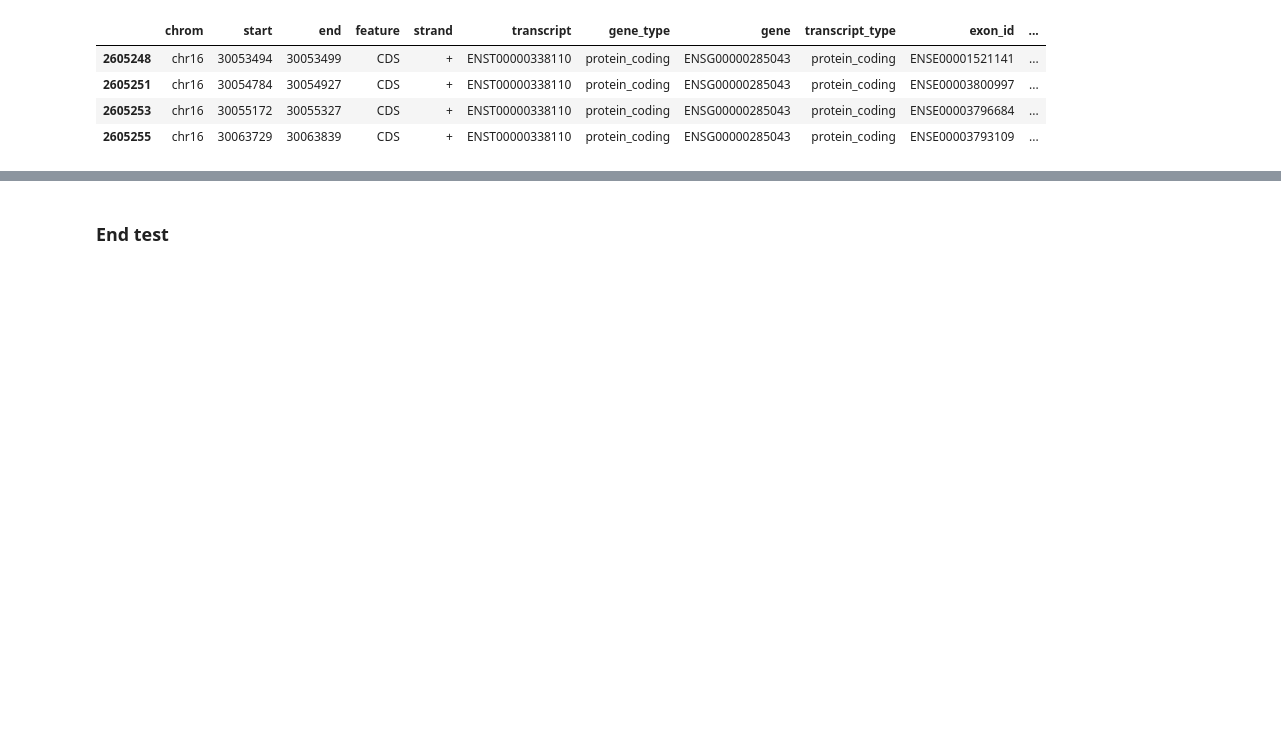
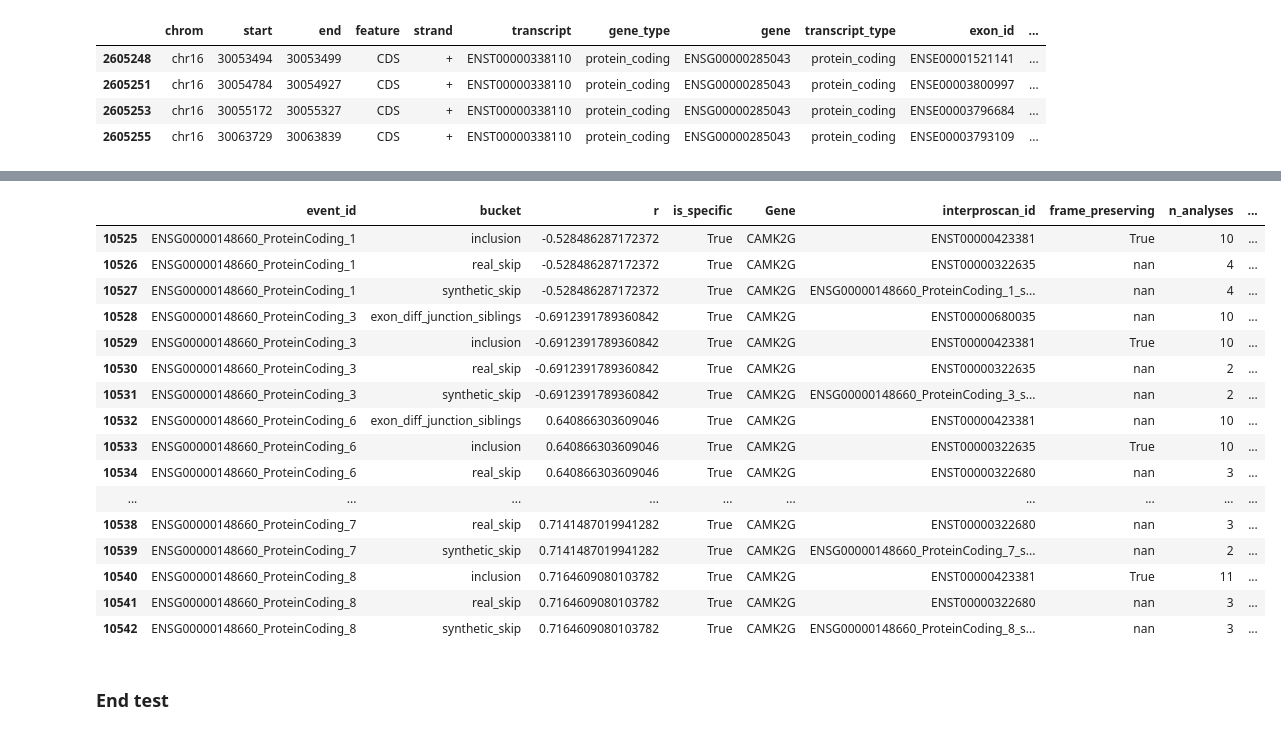
Before and after one commit to reliscu/bulk_splicing_GTEx_cortex, a Jupyter notebook: 31_visualize_interproscan_results.ipynb, the cells around one changed output, grey strips where cells are left out. Cells and saved outputs as stored; diff of their text form; code cells hidden in the pictures; blank space fills up the shorter version.

```diff
--- a/31_visualize_interproscan_results.ipynb
+++ b/31_visualize_interproscan_results.ipynb
@@ -1575,3 +1573,23 @@ signif_event_interproscan_map['Deep_layer_glutamatergic'][signif_event_interpros
+# %%
+signif_event_interproscan_summary[ct][signif_event_interproscan_summary[ct]['Gene'] == "CAMK2G"]
+# %% [output]
+|  | event_id | bucket | r | is_specific | Gene | interproscan_id | frame_preserving | n_analyses | ... |
+| 10525 | ENSG00000148660_ProteinCoding_1 | inclusion | -0.528486287172372 | True | CAMK2G | ENST00000423381 | True | 10 | ... |
+| 10526 | ENSG00000148660_ProteinCoding_1 | real_skip | -0.528486287172372 | True | CAMK2G | ENST00000322635 | nan | 4 | ... |
+| 10527 | ENSG00000148660_ProteinCoding_1 | synthetic_skip | -0.528486287172372 | True | CAMK2G | ENSG00000148660_ProteinCoding_1_s... | nan | 4 | ... |
+| 10528 | ENSG00000148660_ProteinCoding_3 | exon_diff_junction_siblings | -0.6912391789360842 | True | CAMK2G | ENST00000680035 | nan | 10 | ... |
+| 10529 | ENSG00000148660_ProteinCoding_3 | inclusion | -0.6912391789360842 | True | CAMK2G | ENST00000423381 | True | 10 | ... |
+| 10530 | ENSG00000148660_ProteinCoding_3 | real_skip | -0.6912391789360842 | True | CAMK2G | ENST00000322635 | nan | 2 | ... |
+| 10531 | ENSG00000148660_ProteinCoding_3 | synthetic_skip | -0.6912391789360842 | True | CAMK2G | ENSG00000148660_ProteinCoding_3_s... | nan | 2 | ... |
+| 10532 | ENSG00000148660_ProteinCoding_6 | exon_diff_junction_siblings | 0.640866303609046 | True | CAMK2G | ENST00000423381 | nan | 10 | ... |
+| 10533 | ENSG00000148660_ProteinCoding_6 | inclusion | 0.640866303609046 | True | CAMK2G | ENST00000322635 | True | 10 | ... |
+| 10534 | ENSG00000148660_ProteinCoding_6 | real_skip | 0.640866303609046 | True | CAMK2G | ENST00000322680 | nan | 3 | ... |
+| ... | ... | ... | ... | ... | ... | ... | ... | ... | ... |
+| 10538 | ENSG00000148660_ProteinCoding_7 | real_skip | 0.7141487019941282 | True | CAMK2G | ENST00000322680 | nan | 3 | ... |
+| 10539 | ENSG00000148660_ProteinCoding_7 | synthetic_skip | 0.7141487019941282 | True | CAMK2G | ENSG00000148660_ProteinCoding_7_s... | nan | 2 | ... |
+| 10540 | ENSG00000148660_ProteinCoding_8 | inclusion | 0.7164609080103782 | True | CAMK2G | ENST00000423381 | True | 11 | ... |
+| 10541 | ENSG00000148660_ProteinCoding_8 | real_skip | 0.7164609080103782 | True | CAMK2G | ENST00000322680 | nan | 3 | ... |
+| 10542 | ENSG00000148660_ProteinCoding_8 | synthetic_skip | 0.7164609080103782 | True | CAMK2G | ENSG00000148660_ProteinCoding_8_s... | nan | 3 | ... |
 # %% [markdown]
 ### End test
 # %%
```
Also changed, not shown: parts of 16 cells of this notebook, 3 other files.
